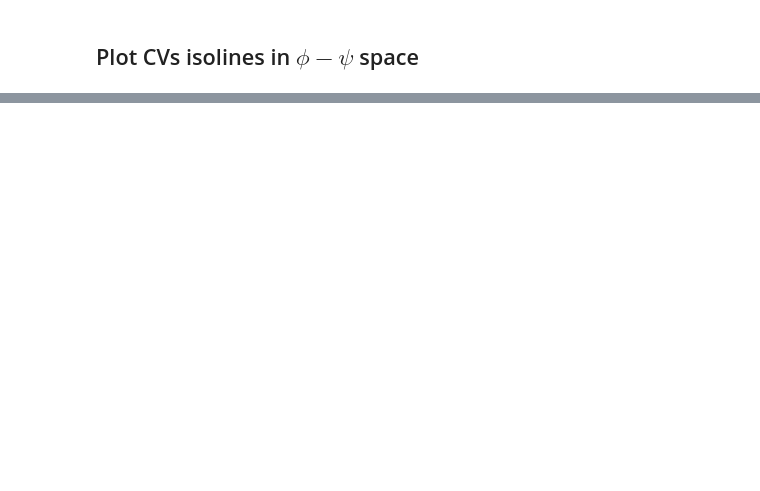
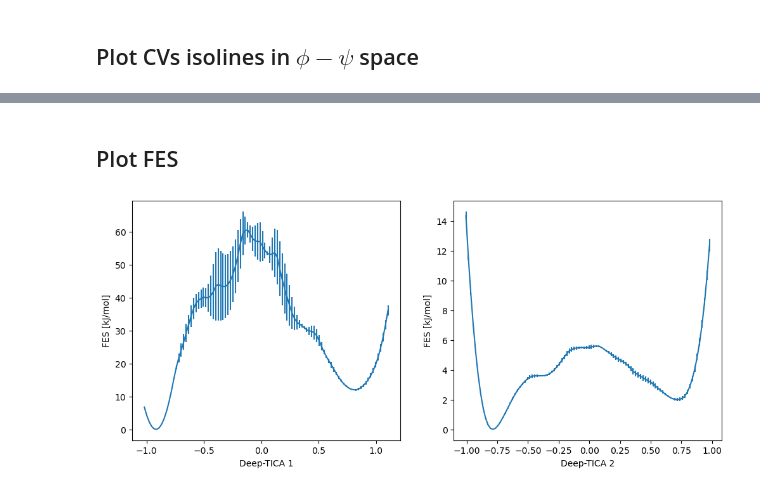
Before and after one commit to luigibonati/mlcolvar, a Jupyter notebook: docs/notebooks/ala2_deeptica_multithermal.ipynb, the cells around one changed output, grey strips where cells are left out. Cells and saved outputs as stored; diff of their text form; code cells hidden in the pictures; blank space fills up the shorter version.

Commit message:
[utils] added compute_fes

```diff
--- a/docs/notebooks/ala2_deeptica_multithermal.ipynb
+++ b/docs/notebooks/ala2_deeptica_multithermal.ipynb
@@ -305,0 +306,15 @@ plt.show()
+# %% [markdown]
+## Plot FES
+# %%
+from mlcvs.utils.fes import compute_fes
+
+fig,axs = plt.subplots(1,n_eig,figsize=(6*n_eig,5),dpi=100)
+
+for i in range(n_eig):
+    fes,grid,bounds,error = compute_fes(s[:,i], weights=np.exp(logweight),
+                                        blocks=3,
+                                        bandwidth=0.02,scale_by='range',
+                                        plot=True, plot_max_fes=100, ax = axs[i])
+    axs[i].set_xlabel('Deep-TICA '+str(i+1))
+# %% [output]
+[figure, added]
```
Also changed, not shown: parts of 4 cells of this notebook, 9 other files.
